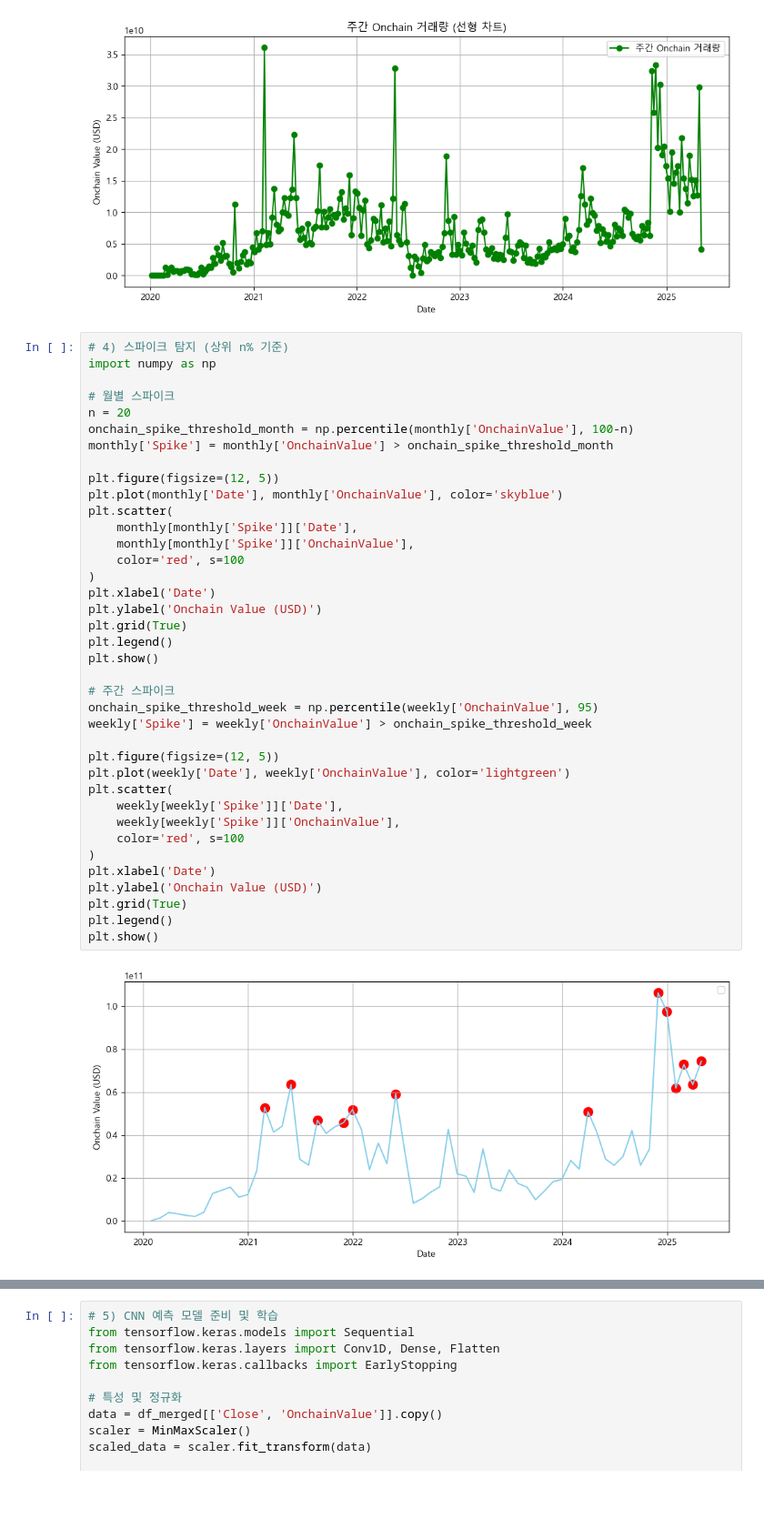
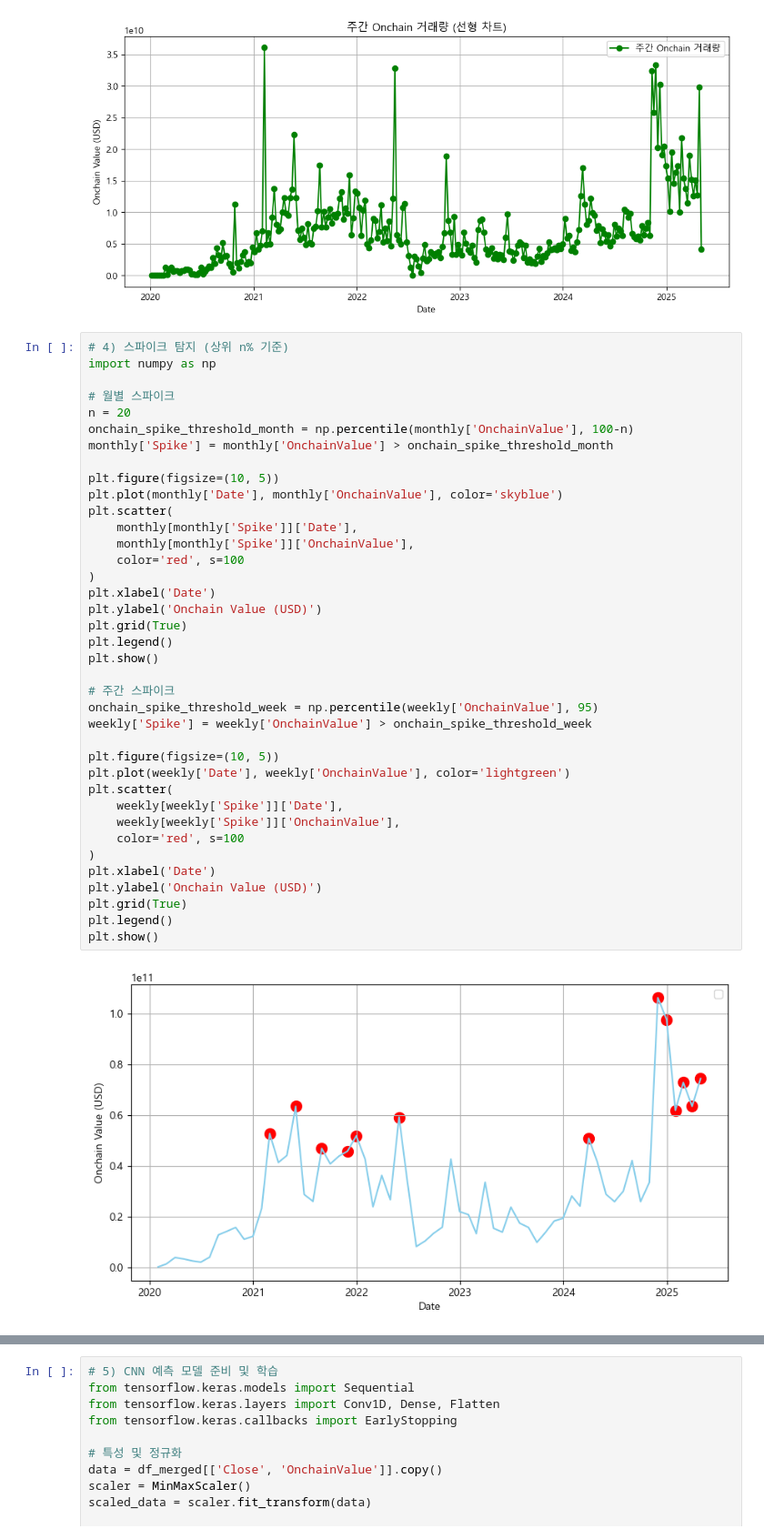
Before and after one commit to Bigdatapro-crypto/crypto, a Jupyter notebook: python/차트+온체.ipynb, the cells around one changed output, grey strips where cells are left out. Shown at 91% size. Drawn from its saved outputs; the diff is of its cells as text; blank space fills up the shorter version.

```diff
--- a/차트+온체.ipynb
+++ b/python/차트+온체.ipynb
@@ -120,34 +120,34 @@ n = 20
 onchain_spike_threshold_month = np.percentile(monthly['OnchainValue'], 100-n)
 monthly['Spike'] = monthly['OnchainValue'] > onchain_spike_threshold_month
 
-plt.figure(figsize=(12, 5))
+plt.figure(figsize=(10, 5))
 plt.plot(monthly['Date'], monthly['OnchainValue'], color='skyblue')
 plt.scatter(
     monthly[monthly['Spike']]['Date'],
     monthly[monthly['Spike']]['OnchainValue'],
     color='red', s=100
 )
 plt.xlabel('Date')
 plt.ylabel('Onchain Value (USD)')
 plt.grid(True)
 plt.legend()
 plt.show()
 
 # 주간 스파이크
 onchain_spike_threshold_week = np.percentile(weekly['OnchainValue'], 95)
 weekly['Spike'] = weekly['OnchainValue'] > onchain_spike_threshold_week
 
-plt.figure(figsize=(12, 5))
+plt.figure(figsize=(10, 5))
 plt.plot(weekly['Date'], weekly['OnchainValue'], color='lightgreen')
 plt.scatter(
     weekly[weekly['Spike']]['Date'],
     weekly[weekly['Spike']]['OnchainValue'],
     color='red', s=100
 )
 plt.xlabel('Date')
 plt.ylabel('Onchain Value (USD)')
 plt.grid(True)
 plt.legend()
 plt.show()
 # %% [output]
-[figure, old version]
+[figure, new version]
```
Also changed, not shown: parts of 7 cells of this notebook, 30 other files.
